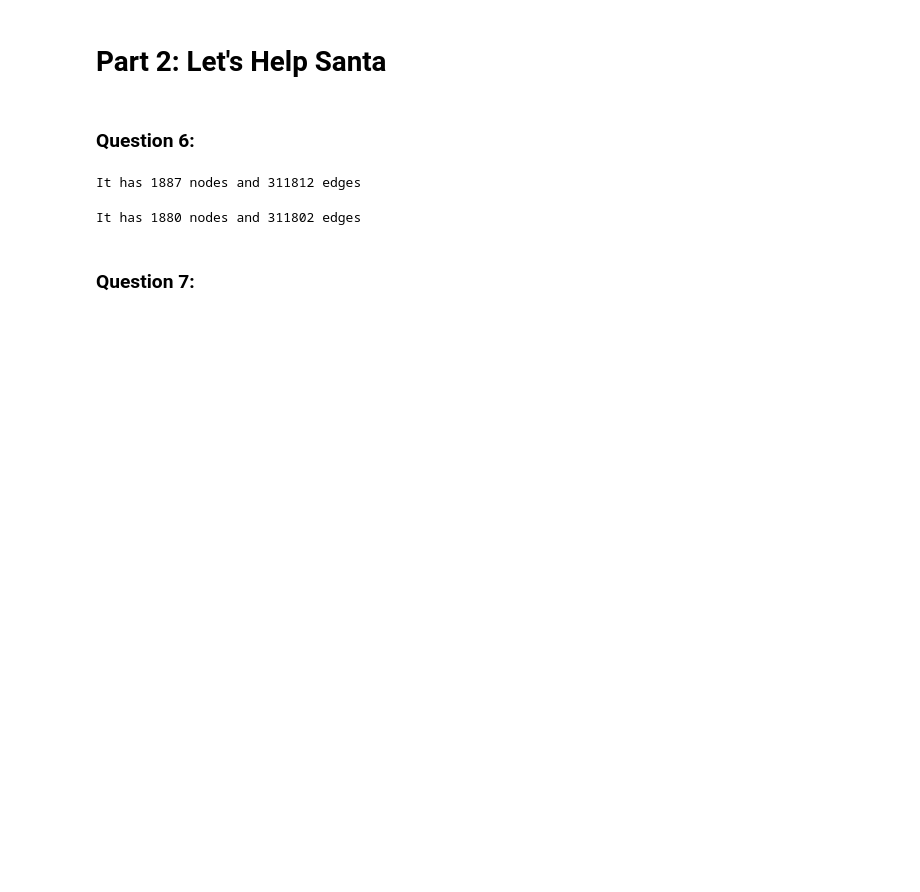
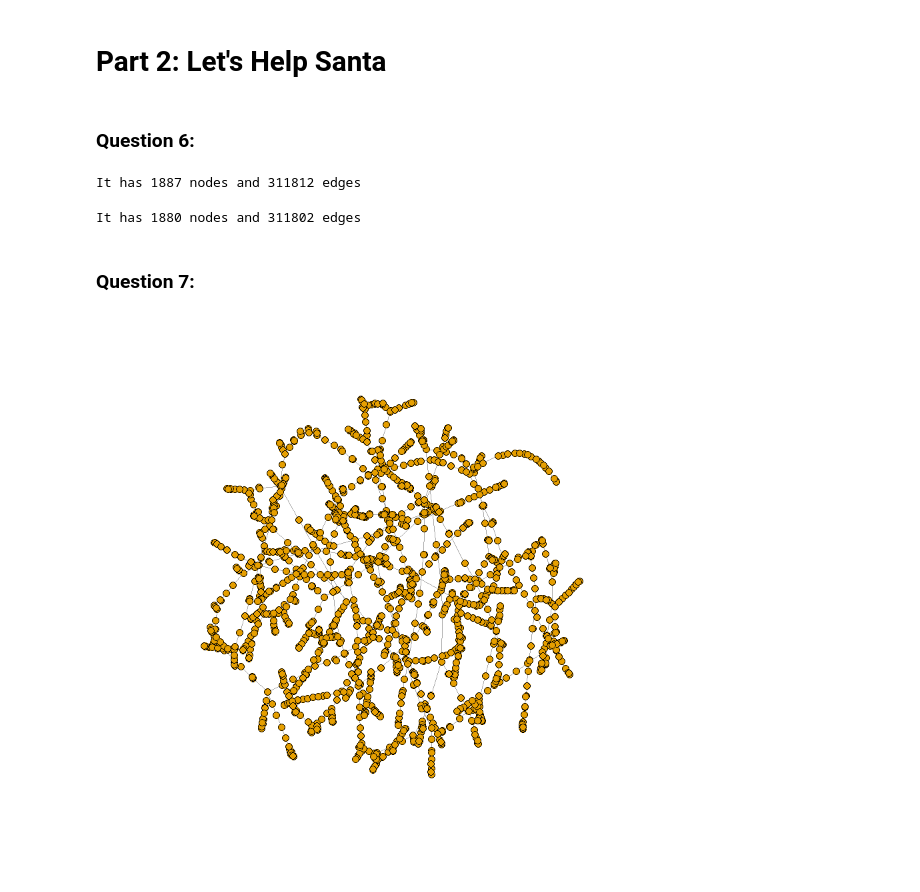
Before and after one commit to YufeiHu/EE232E-Large-Scale-Social-Network, a Jupyter notebook: project5/yufei/main.ipynb, the cells around one changed output. Drawn from its saved outputs; the diff is of its cells as text; code cells hidden in the pictures; blank space fills up the shorter version.

```diff
--- a/project5/yufei/main.ipynb
+++ b/project5/yufei/main.ipynb
@@ -49,0 +48,5 @@ MST <- mst(g)
+# %%
+MST <- mst(g)
+plot(MST, vertex.label=NA, vertex.size=4)
+# %% [output]
+[figure, added]
```
Also changed, not shown: parts of 3 cells of this notebook.
